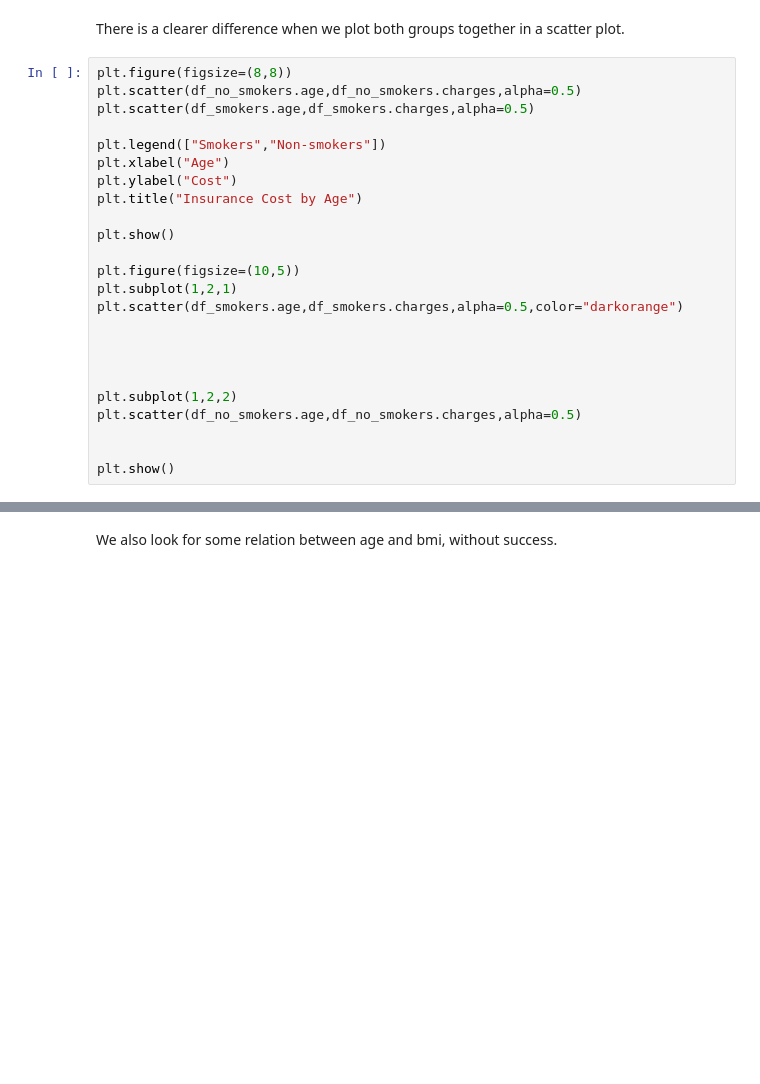
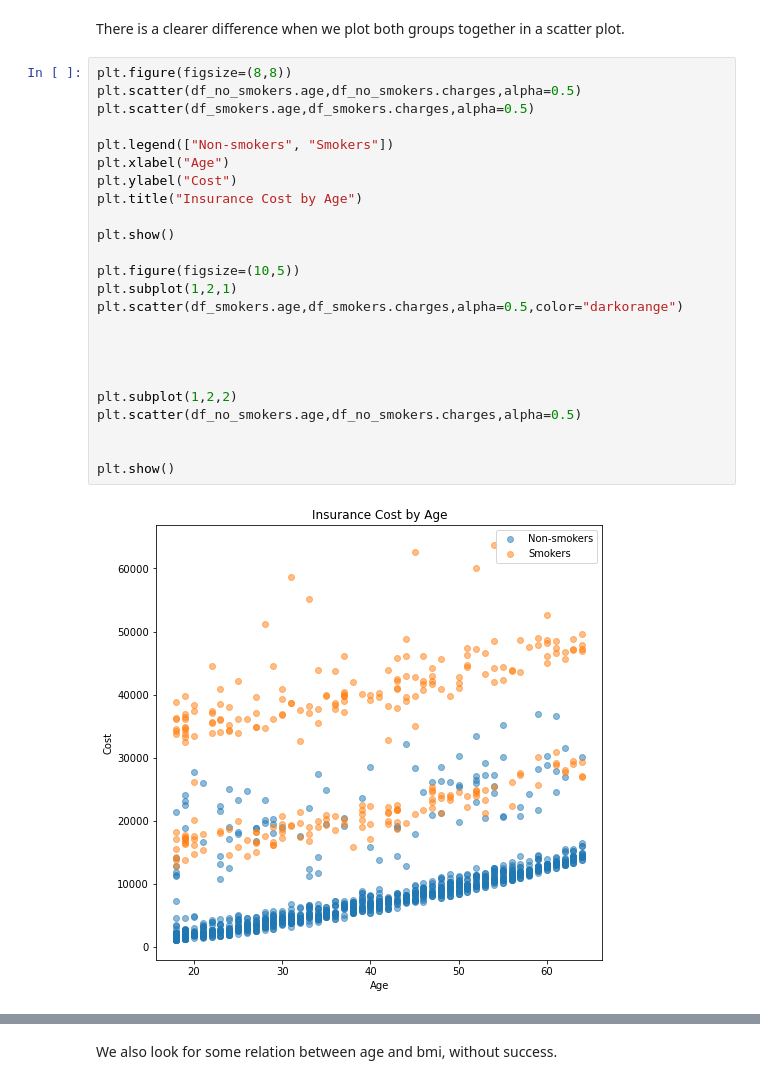
Before and after one commit to llohann-speranca/data_science, a Jupyter notebook: Exercises/US medical insurance/US Medical Insurance.ipynb, the cells around one changed output, grey strips where cells are left out. Drawn from its saved outputs; the diff is of its cells as text; blank space fills up the shorter version.

```diff
--- a/Exercises/US medical insurance/US Medical Insurance.ipynb
+++ b/Exercises/US medical insurance/US Medical Insurance.ipynb
@@ -45,24 +92,26 @@ There is a clearer difference when we plot both groups together in a scatter plo
 # %%
 plt.figure(figsize=(8,8))
 plt.scatter(df_no_smokers.age,df_no_smokers.charges,alpha=0.5)
 plt.scatter(df_smokers.age,df_smokers.charges,alpha=0.5)
 
-plt.legend(["Smokers","Non-smokers"])
+plt.legend(["Non-smokers", "Smokers"])
 plt.xlabel("Age")
 plt.ylabel("Cost")
 plt.title("Insurance Cost by Age")
 
 plt.show()
 
 plt.figure(figsize=(10,5))
 plt.subplot(1,2,1)
 plt.scatter(df_smokers.age,df_smokers.charges,alpha=0.5,color="darkorange")
 
 
 
 
 plt.subplot(1,2,2)
 plt.scatter(df_no_smokers.age,df_no_smokers.charges,alpha=0.5)
 
 
 plt.show()
+# %% [output]
+[figure, added]
```
Also changed, not shown: parts of 39 cells of this notebook, 6 other files.
